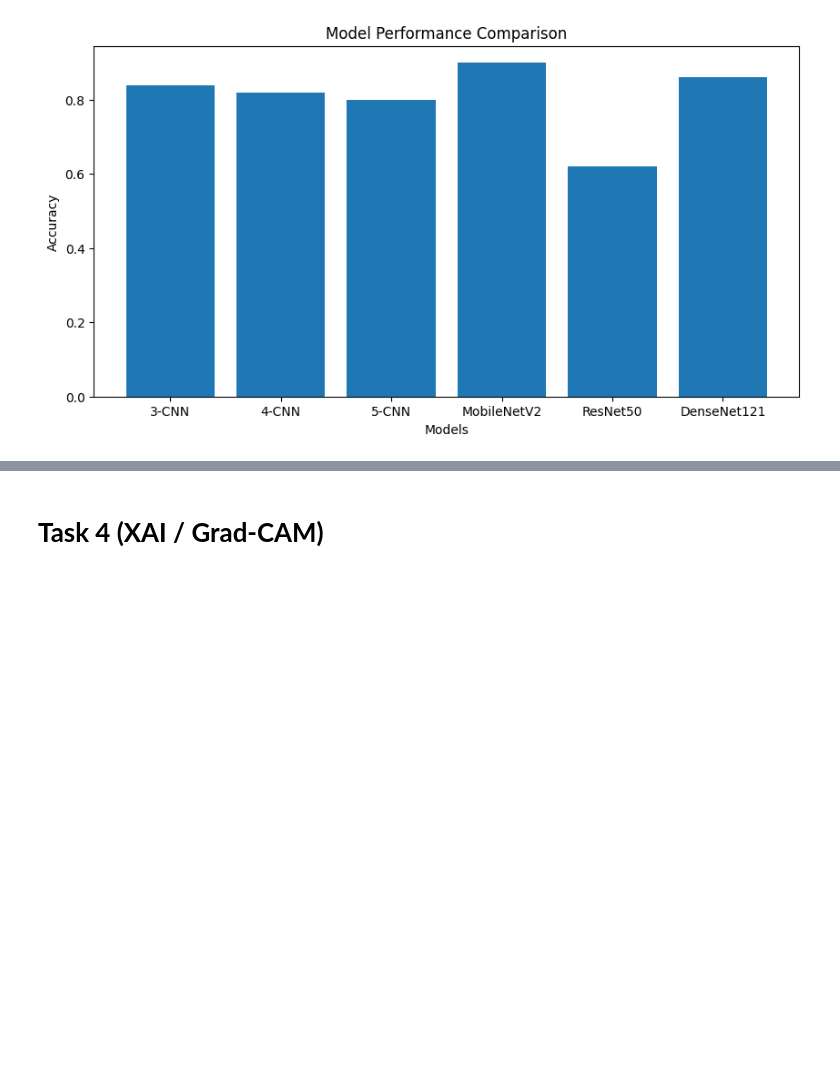
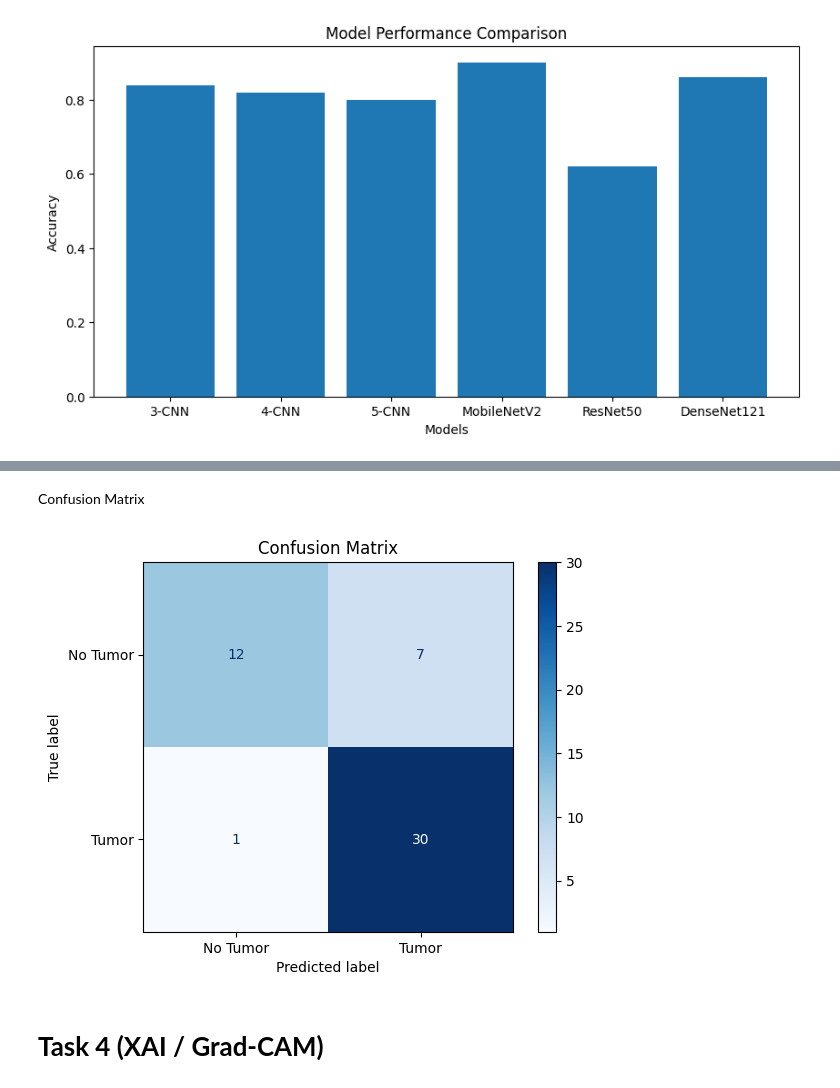
Before and after one commit to saeedzainab274-bit/Brain-Tumor-Deep-Learning-project, a Jupyter notebook: Brain_Tumor_ANN_Project.ipynb, the cells around one changed output, grey strips where cells are left out. Drawn from its saved outputs; the diff is of its cells as text; code cells hidden in the pictures; blank space fills up the shorter version.

```diff
--- a/Brain_Tumor_ANN_Project.ipynb
+++ b/Brain_Tumor_ANN_Project.ipynb
@@ -792,0 +795,2 @@ plt.show()
+# %%
+best_model = model3
@@ -792,0 +799,7 @@ plt.show()
+# %%
+import numpy as np
+
+y_pred = best_model.predict(val_data)
+y_pred = (y_pred > 0.5).astype(int)
+
+y_true = val_data.classes
@@ -793,3 +829,22 @@ plt.show()
+# %% [markdown]
+Confusion Matrix
+# %%
+from sklearn.metrics import confusion_matrix
+from sklearn.metrics import ConfusionMatrixDisplay
+import matplotlib.pyplot as plt
+
+cm = confusion_matrix(y_true, y_pred)
+
+disp = ConfusionMatrixDisplay(
+    confusion_matrix=cm,
+    display_labels=['No Tumor', 'Tumor']
+)
+
+disp.plot(cmap='Blues')
+plt.title("Confusion Matrix")
+plt.show()
+# %% [output]
+[figure, added]
 # %% [markdown]
 # **Task 4 (XAI / Grad-CAM)**
 # %% [markdown]
```
Also changed, not shown: parts of 5 cells of this notebook.
